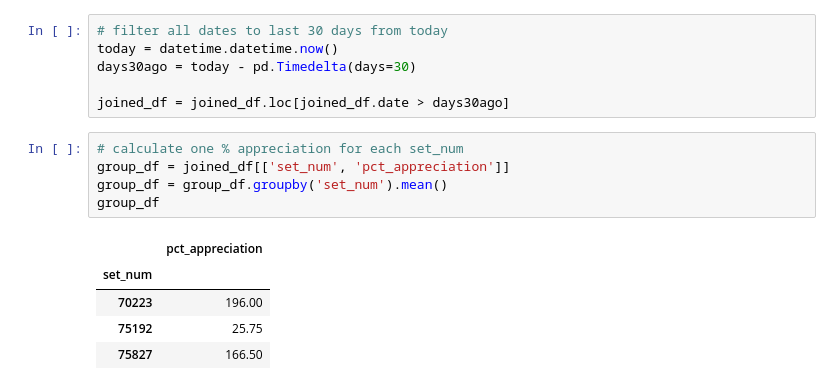
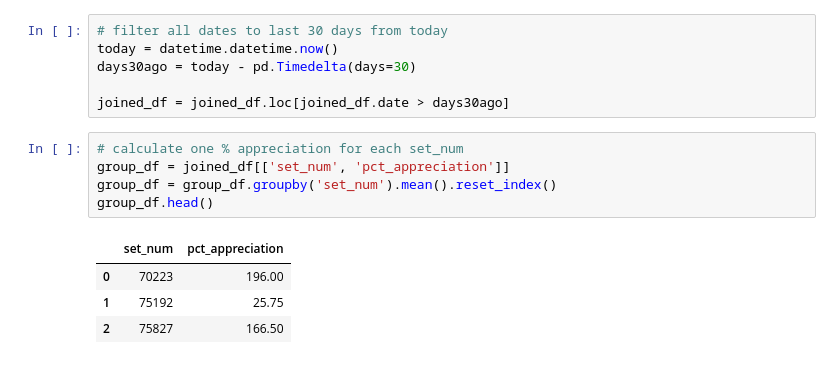
Before and after one commit to 33GuessSo88/EbayLegoWebscrape, a Jupyter notebook: Data Analysis/Lego_Data_Analysis.ipynb, the cells around one changed output. Cells and saved outputs as stored; diff of their text form.

Commit message:
Merged pct appreciation into set data

```diff
--- a/Data Analysis/Lego_Data_Analysis.ipynb
+++ b/Data Analysis/Lego_Data_Analysis.ipynb
@@ -415,13 +402,12 @@ joined_df = joined_df.loc[joined_df.date > days30ago]
 # %%
 # calculate one % appreciation for each set_num
 group_df = joined_df[['set_num', 'pct_appreciation']]
-group_df = group_df.groupby('set_num').mean()
-group_df
+group_df = group_df.groupby('set_num').mean().reset_index()
+group_df.head()
 # %% [output]
-|  | pct_appreciation |
-| set_num |  |
-| 70223 | 196.00 |
-| 75192 | 25.75 |
-| 75827 | 166.50 |
+|  | set_num | pct_appreciation |
+| 0 | 70223 | 196.00 |
+| 1 | 75192 | 25.75 |
+| 2 | 75827 | 166.50 |
 # %%
 # Now I need to merge the grouped % appreciation back into the set metadata df
```
Also changed, not shown: parts of 2 cells of this notebook.
